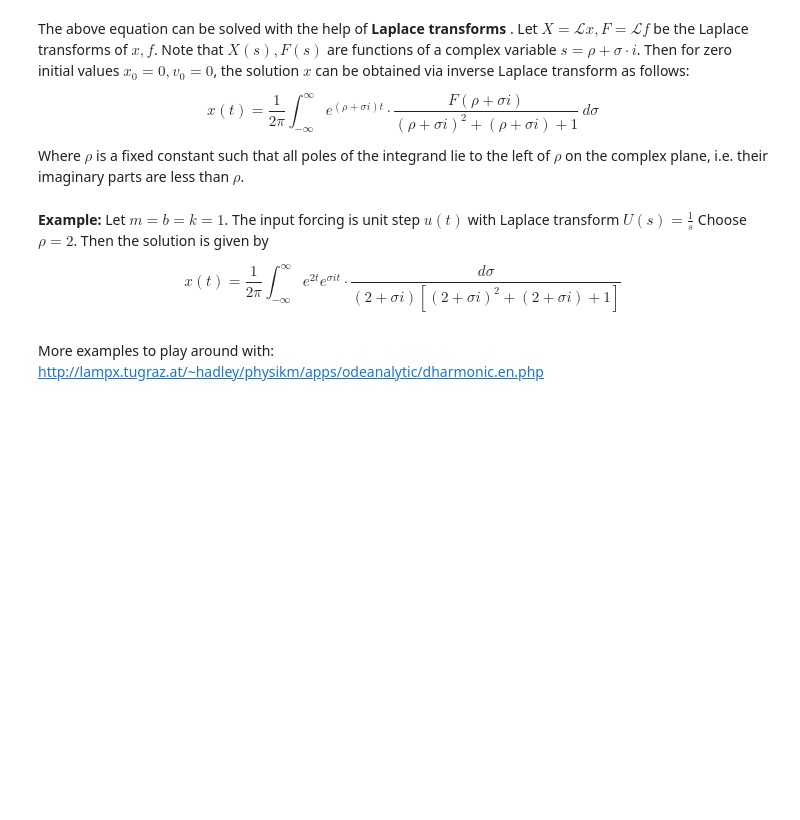
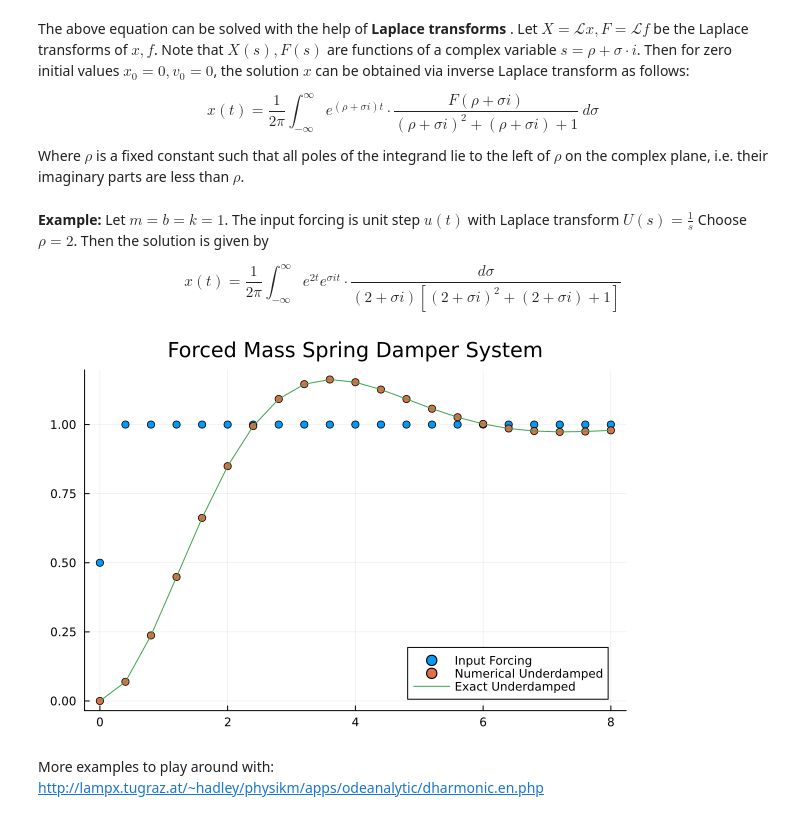
Before and after one commit to jacob-cunningham-ds/me2060, a Jupyter notebook: modules/module_4/integral_ode_demo.ipynb, the cells around one changed output. Cells and saved outputs as stored; diff of their text form; code cells hidden in the pictures; blank space fills up the shorter version.

```diff
--- a/modules/module_4/integral_ode_demo.ipynb
+++ b/modules/module_4/integral_ode_demo.ipynb
@@ -57,22 +67,40 @@ Where $\rho$ is a fixed constant such that all poles of the integrand lie to the
  x(t) = \frac{1}{2\pi} \int_{-\infty}^{\infty} e^{2t}e^{\sigma i t}\cdot \frac{ d\sigma }{(2+\sigma i)[(2+ \sigma i)^2+(2+\sigma i)+1 ]}
 \end{equation}
 # %%
-#Setup system parameters
+import Plots as Plt
+import QuadGK as qgk
 
-using Plots, QuadGK
-unit_step(x)=0.5*(sign(x)+1)
-Laplace_ustep(s)=1/(s)
+# Setup system parameters
+unit_step(x) = 0.5 * (sign(x) + 1)
+Laplace_ustep(s) = 1 / s
 
-#Material constants for mass spring damper system
-mass=1
-damp=1
-spring=1
+# Material constants for mass spring damper system
+mass, damp, spring = ones(3)
 
+# Laplace transforms of transfer function and input forcing function
+transfer_function(s) = 1 / (mass * s .^ 2 + damp * s + spring)
+input_f_lapl(s) = Laplace_ustep(s)
 
-#Laplace transforms of transfer function and inpu forcing
-transfer_function(s)=1/(mass*s .^2 +damp*s+spring)
-input_f_lapl(s)=Laplace_ustep(s)
+fun_lapl(s) = transfer_function.(s) .* input_f_lapl.(s)
 
-fun_lapl(s)=transfer_function.(s).*input_f_lapl.(s)
+# Parameters for exact solution
+rho, omega = 1, sqrt(3 / 4)
+zeta1, zeta2 = -0.5 * ones(2)
+a, b, c = -1, -1 / sqrt(3), 1
 
-#rho
+# Start computations
+t_start, t_end = 0, 8
+time = range(t_start, t_end, step=0.4)
+integrand(s) = exp.((rho + s * im) * time) .* fun_lapl(rho + s * im)
+fun_solution = (2 * π)^(-1) * qgk.quadgk(integrand, -Inf, Inf)[1]
+
+# Underdamped solution
+exact_under = a * exp.(zeta1 * time) .* cos.(omega * time) .+ b * exp.(zeta2 * time) .* sin.(omega * time) .+ c
+
+# Plot the results
+Plt.scatter(time, unit_step, label="Input Forcing")
+Plt.scatter!(time, real(fun_solution), label="Numerical Underdamped")
+Plt.plot!(time, exact_under, label="Exact Underdamped")
+Plt.title!("Forced Mass Spring Damper System")
+# %% [output]
+[figure, added]
```
Also changed, not shown: parts of 13 cells of this notebook, 1 other file.
